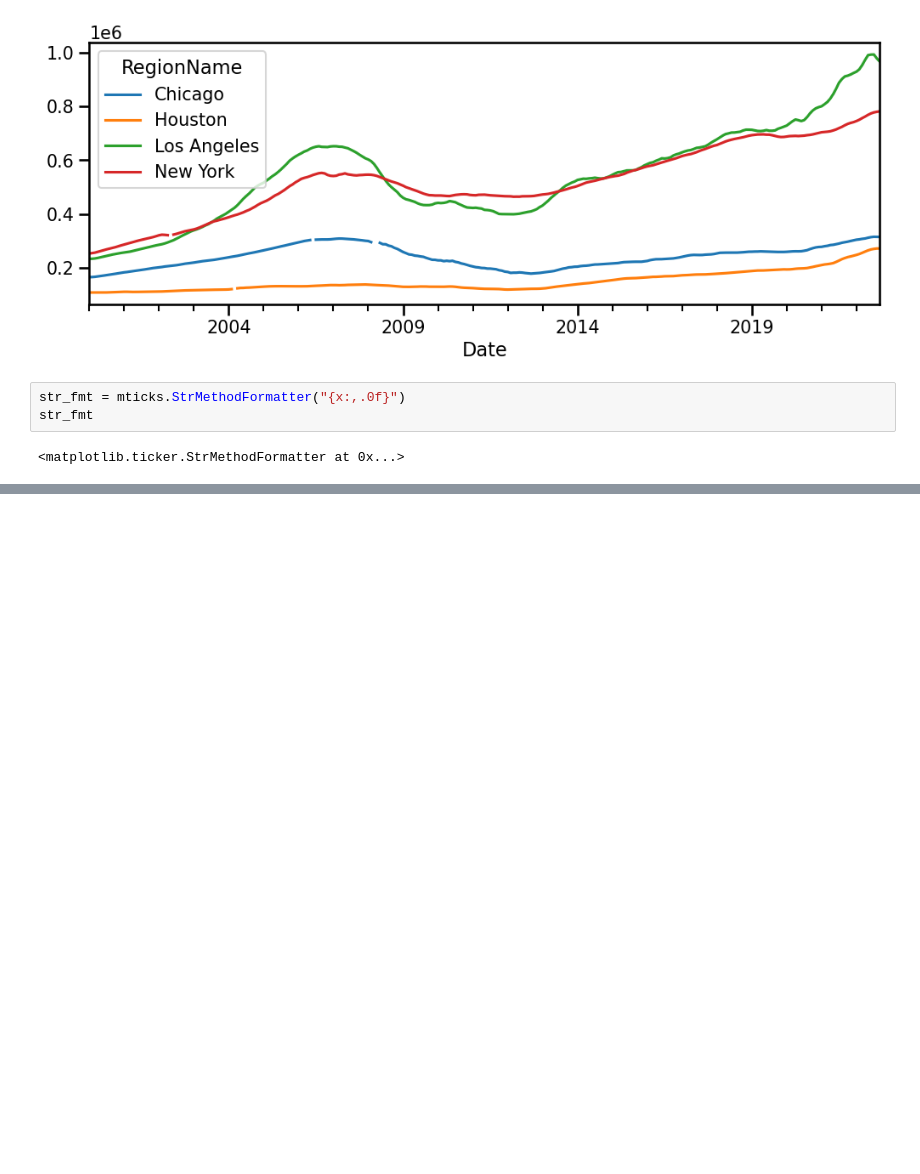
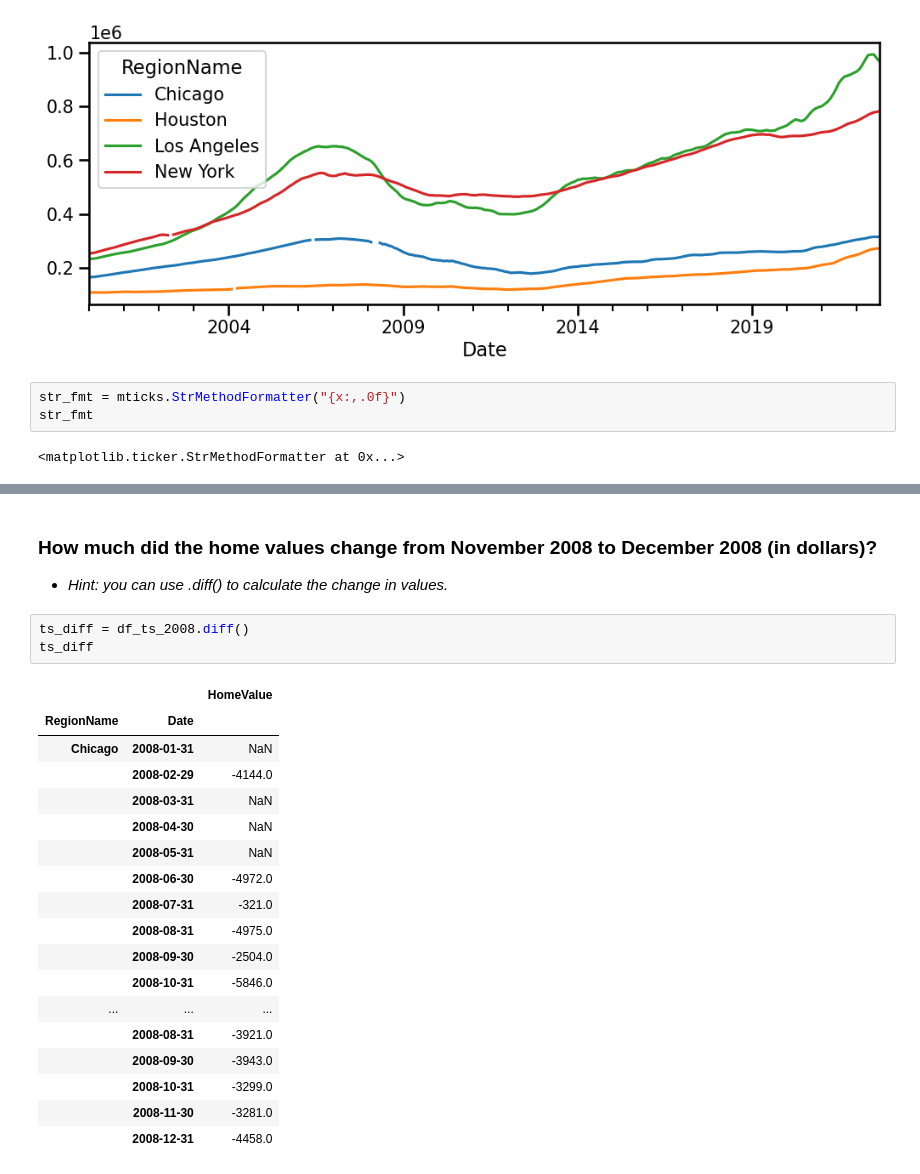
Before and after one commit to iarbietonilsson/Preparing-Time-Series-from-Wide-Form-Data, a Jupyter notebook: Preparing Time Series from Wide-Form Data Core.ipynb, the cells around one changed output, grey strips where cells are left out. Saved outputs shown, nothing was run; the diff lists cells and outputs as text; blank space fills up the shorter version.

```diff
--- a/Preparing Time Series from Wide-Form Data Core.ipynb
+++ b/Preparing Time Series from Wide-Form Data Core.ipynb
@@ -386,0 +418,25 @@ ax.legend(bbox_to_anchor = [1, 1]);
+# %% [markdown]
+### How much did the home values change from November 2008 to December 2008 (in dollars)?
+* *Hint: you can use .diff() to calculate the change in values.*
+# %%
+ts_diff = df_ts_2008.diff()
+ts_diff
+# %% [output]
+|  |  | HomeValue |
+| RegionName | Date |  |
+| Chicago | 2008-01-31 | NaN |
+|  | 2008-02-29 | -4144.0 |
+|  | 2008-03-31 | NaN |
+|  | 2008-04-30 | NaN |
+|  | 2008-05-31 | NaN |
+|  | 2008-06-30 | -4972.0 |
+|  | 2008-07-31 | -321.0 |
+|  | 2008-08-31 | -4975.0 |
+|  | 2008-09-30 | -2504.0 |
+|  | 2008-10-31 | -5846.0 |
+| ... | ... | ... |
+|  | 2008-08-31 | -3921.0 |
+|  | 2008-09-30 | -3943.0 |
+|  | 2008-10-31 | -3299.0 |
+|  | 2008-11-30 | -3281.0 |
+|  | 2008-12-31 | -4458.0 |
```
Also changed, not shown: parts of 9 cells of this notebook.
